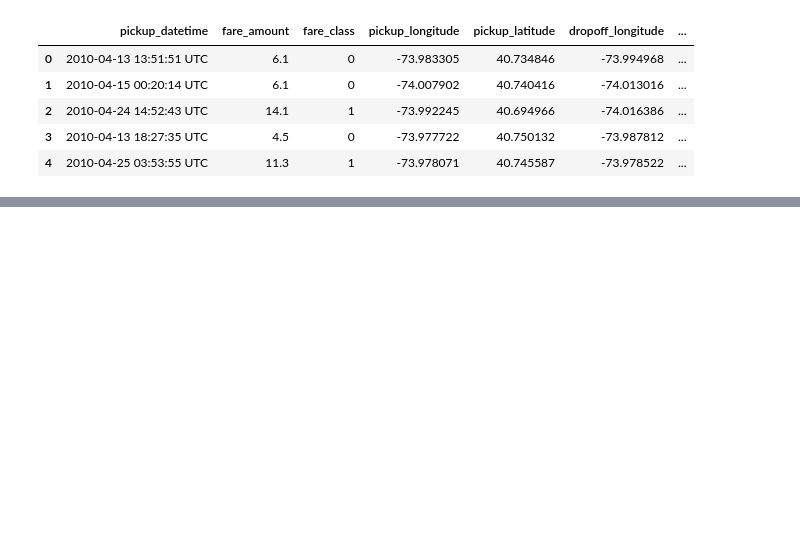
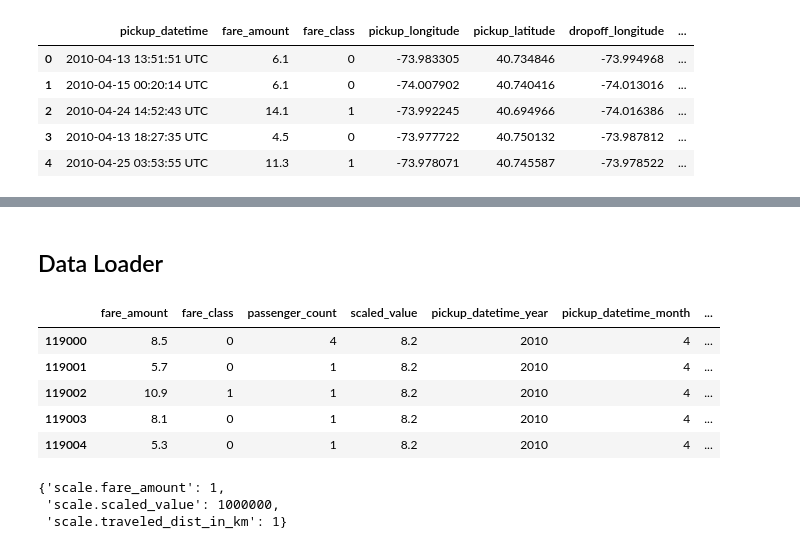
Before and after one commit to faGH/fa.intelligence.notebooks, a Jupyter notebook: labs/pytorch/7 - comprehensive_neural_network.ipynb, the cells around one changed output, grey strips where cells are left out. Cells and saved outputs as stored; diff of their text form; code cells hidden in the pictures; blank space fills up the shorter version.

Commit message:
[DEV]: Progress on a custom Data Loader.

```diff
--- a/labs/pytorch/7 - comprehensive_neural_network.ipynb
+++ b/labs/pytorch/7 - comprehensive_neural_network.ipynb
@@ -375,0 +395,2 @@ predicted_df_to_visualize.predicted_fare.plot()
+# %% [markdown]
+## Data Loader
@@ -375,0 +641,43 @@ predicted_df_to_visualize.predicted_fare.plot()
+# %%
+pickup_datetime = '2010-04-19 08:17:56 UTC'
+expected_fare_amount = 6.5
+fare_class = 0
+pickup_longitude = -73.992365
+pickup_latitude = 40.730521
+dropoff_longitude = -73.975499
+dropoff_latitude = 40.744746
+passenger_count = 1
+#dl.get_featurized_data_row(pickup_datetime=pickup_datetime,
+#                           fare_class=fare_class,
+#                           pickup_longitude=pickup_longitude,
+#                           pickup_latitude=pickup_latitude,
+#                           dropoff_longitude=dropoff_longitude,
+#                           dropoff_latitude=dropoff_latitude,
+#                           passenger_count=passenger_count)
+#train, test = dl.get_train_test_split(data=df)
+
+df['scaled_value'] = 0.00000820
+dl = DataLoader(data=df[-1000:],
+                labels_column_names=['fare_amount'],
+                date_column_name='pickup_datetime')
+
+dl.register_custom_featurizer(lambda data: dl.custom_featurize_distance_between_coordinates(data=data,
+                                                                                            lat1_column_name='pickup_latitude',
+                                                                                            lng1_column_name='pickup_longitude',
+                                                                                            lat2_column_name='dropoff_latitude',
+                                                                                            lng2_column_name='dropoff_longitude',
+                                                                                            output_column_name='traveled_dist_in_km'))
+dl.get_featurized_data(data=dl.original_data, drop_unique_only_columns=False).head()
+# %% [output]
+|  | fare_amount | fare_class | passenger_count | scaled_value | pickup_datetime_year | pickup_datetime_month | ... |
+| 119000 | 8.5 | 0 | 4 | 8.2 | 2010 | 4 | ... |
+| 119001 | 5.7 | 0 | 1 | 8.2 | 2010 | 4 | ... |
+| 119002 | 10.9 | 1 | 1 | 8.2 | 2010 | 4 | ... |
+| 119003 | 8.1 | 0 | 1 | 8.2 | 2010 | 4 | ... |
+| 119004 | 5.3 | 0 | 1 | 8.2 | 2010 | 4 | ... |
+# %%
+dl.state_dict
+# %% [output]
+{'scale.fare_amount': 1,
+ 'scale.scaled_value': 1000000,
+ 'scale.traveled_dist_in_km': 1}
```
Also changed, not shown: parts of 9 cells of this notebook.
